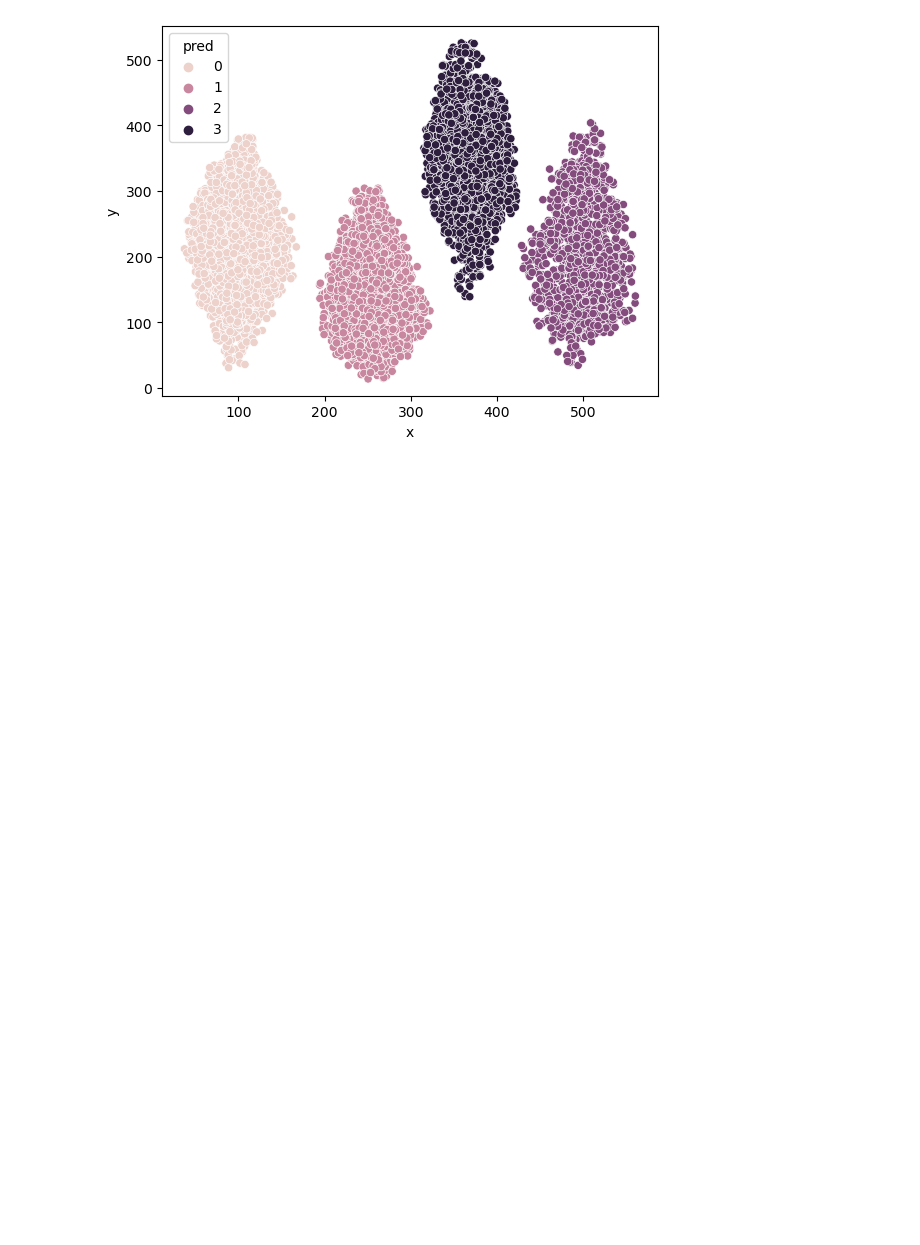
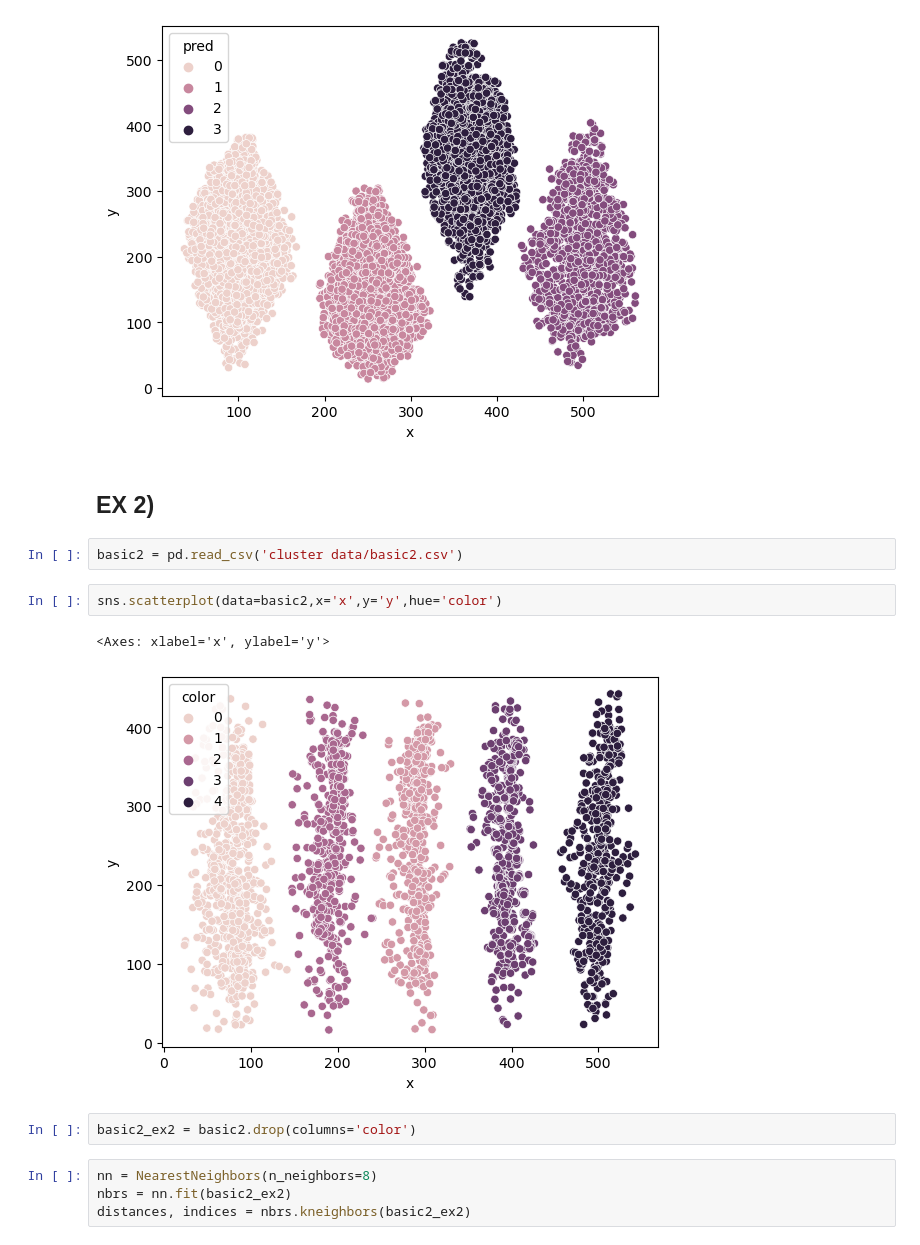
Before and after one commit to FelipeMP94/Analise-Exploratoria-Logistica, a Jupyter notebook: Clustering exercises.ipynb, the cells around one changed output. Drawn from its saved outputs; the diff is of its cells as text; blank space fills up the shorter version.

```diff
--- a/Clustering exercises.ipynb
+++ b/Clustering exercises.ipynb
@@ -100,3 +57,18 @@ sns.scatterplot(data=basic1_DBSCAN,x='x',y='y',hue='pred')
 # %% [output]
 <Axes: xlabel='x', ylabel='y'>
 [figure]
+# %% [markdown]
+## EX 2)
+# %%
+basic2 = pd.read_csv('cluster data/basic2.csv')
+# %%
+sns.scatterplot(data=basic2,x='x',y='y',hue='color')
+# %% [output]
+<Axes: xlabel='x', ylabel='y'>
+[figure, added]
+# %%
+basic2_ex2 = basic2.drop(columns='color')
+# %%
+nn = NearestNeighbors(n_neighbors=8)
+nbrs = nn.fit(basic2_ex2)
+distances, indices = nbrs.kneighbors(basic2_ex2)
```
Also changed, not shown: parts of 11 cells of this notebook.
